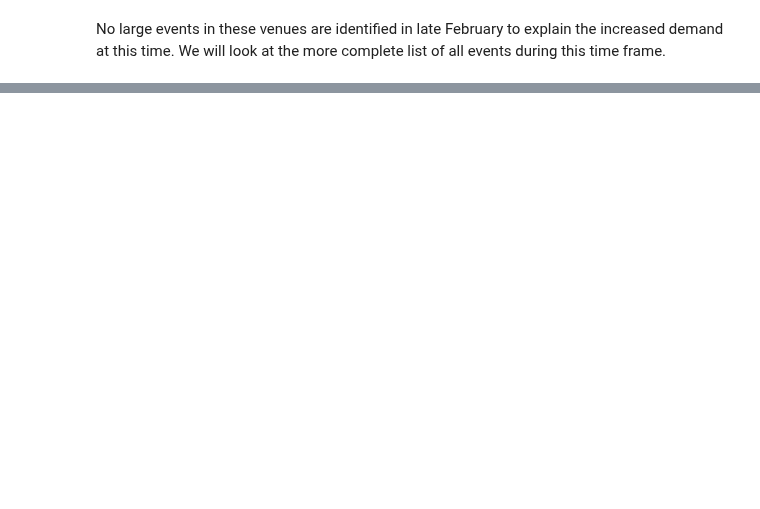
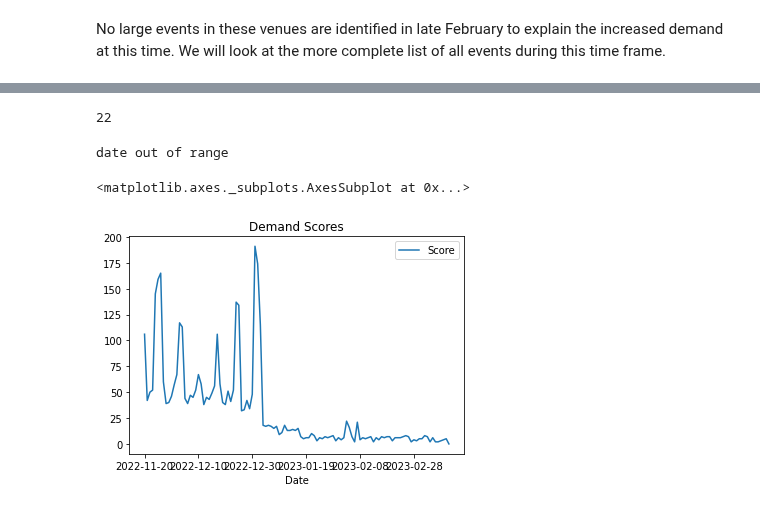
Before and after one commit to JADukeAIPI/AIPIProject, a Jupyter notebook: EDA_and_modeling.ipynb, the cells around one changed output, grey strips where cells are left out. Saved outputs shown, nothing was run; the diff lists cells and outputs as text; code cells hidden in the pictures; blank space fills up the shorter version.

```diff
--- a/EDA_and_modeling.ipynb
+++ b/EDA_and_modeling.ipynb
@@ -289,0 +344,45 @@ late_feb_events
+# %%
+
+#demand score from holidays/events
+
+def demand_score(date, df, holiday_list): #where df is a dataframe containing events and holiday list a list of high travel holidays and date as datetime in form 'YYYY-MM-DD')
+  score = 0
+  holiday_multiplier = 100
+  venue_scores = {'Mercedes-Benz Stadium': 50, 'State Farm Arena': 8}
+  #assigning high scores to MBS and SFA; others = 1. we could assign other venues high scores also if appropriate
+
+  df1 = df.copy()
+  if date not in (df.index):
+    print('date out of range')
+    return 0
+  event_list_for_date = df1.loc[date]['Location'].to_list()
+  for event in event_list_for_date:
+    if event in venue_scores:
+      score = score + venue_scores[event]
+    else:
+      score = score + 1
+  score = score + int(date in holiday_list) * holiday_multiplier
+
+
+  return score
+# %%
+holiday_list = ['2022-11-24', '2022-11-25', '2022-11-26', '2022-12-24','2022-12-25', '2022-12-31', '2023-01-01', '2023-01-02']
+# %%
+demand_score('2023-02-03', all_events_clean, holiday_list)
+# %% [output]
+22
+# %%
+#plot demand scores over the next couple months:
+demand_score_dict = {}
+for i in range(1,115):
+  date = datetime.today()+timedelta(days=i)
+  date = date.strftime('%Y-%m-%d')
+
+  demand_score_dict[date]=demand_score(date, all_events_clean, holiday_list)
+
+demand_df = pd.DataFrame(demand_score_dict.items(), columns=['Date', 'Score']).set_index('Date')
+demand_df.plot(title="Demand Scores")
+# %% [output]
+date out of range
+<matplotlib.axes._subplots.AxesSubplot at 0x...>
+[figure, added]
```
Also changed, not shown: parts of 13 cells of this notebook.
